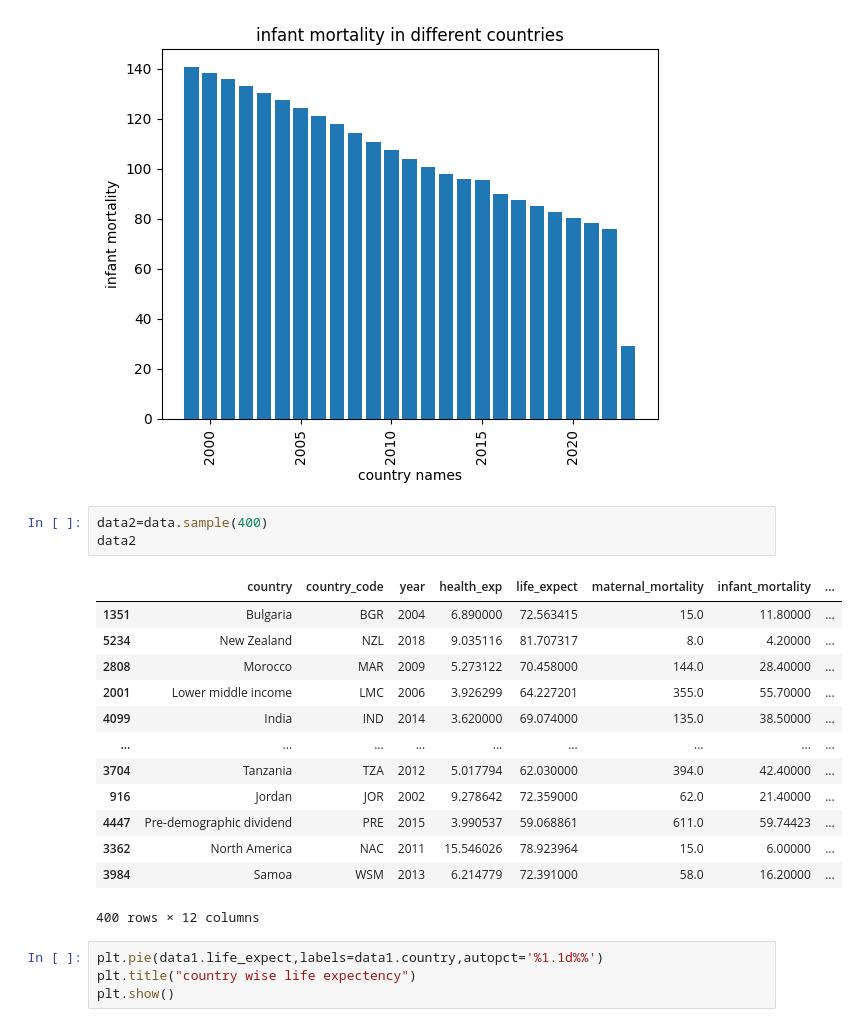
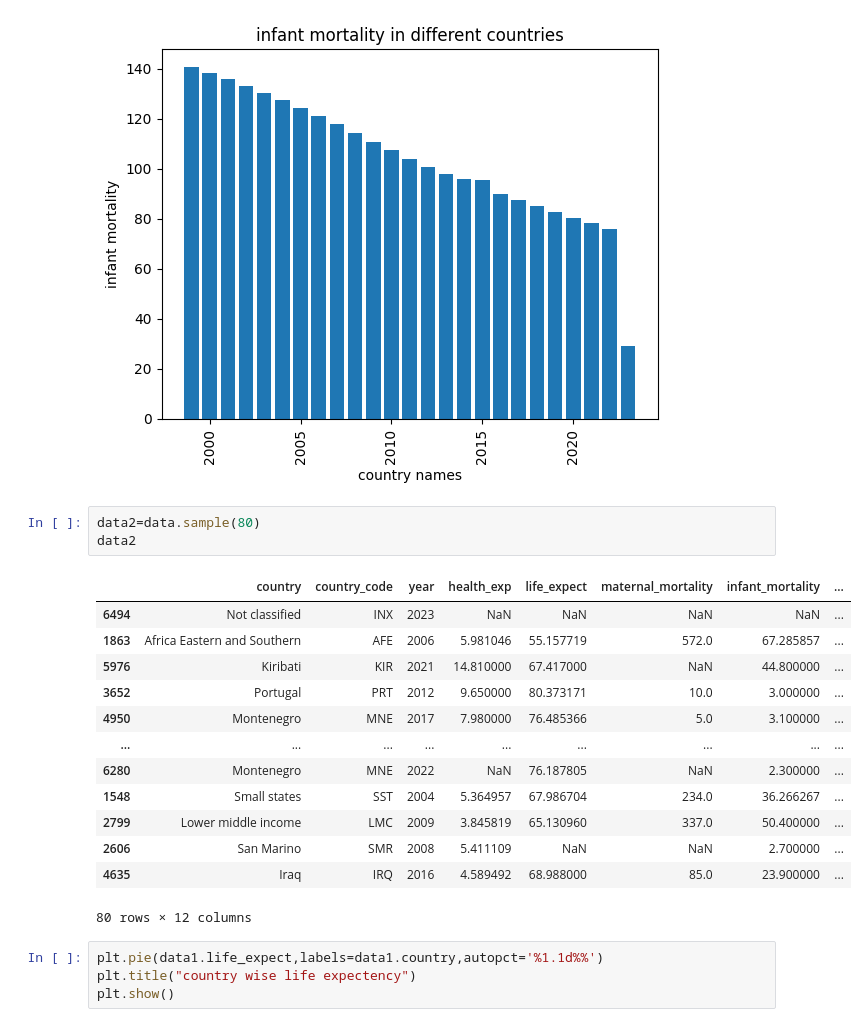
Before and after one commit to Praveenpadidapu/ML-Assignments, a Jupyter notebook: Blog.ipynb, the cells around one changed output. Drawn from its saved outputs; the diff is of its cells as text.

```diff
--- a/Blog.ipynb
+++ b/Blog.ipynb
@@ -202,22 +204,22 @@ plt.show()
 # %% [output]
 [figure]
 # %%
-data2=data.sample(400)
+data2=data.sample(80)
 data2
 # %% [output]
 |  | country | country_code | year | health_exp | life_expect | maternal_mortality | infant_mortality | ... |
-| 1351 | Bulgaria | BGR | 2004 | 6.890000 | 72.563415 | 15.0 | 11.80000 | ... |
-| 5234 | New Zealand | NZL | 2018 | 9.035116 | 81.707317 | 8.0 | 4.20000 | ... |
-| 2808 | Morocco | MAR | 2009 | 5.273122 | 70.458000 | 144.0 | 28.40000 | ... |
-| 2001 | Lower middle income | LMC | 2006 | 3.926299 | 64.227201 | 355.0 | 55.70000 | ... |
-| 4099 | India | IND | 2014 | 3.620000 | 69.074000 | 135.0 | 38.50000 | ... |
+| 6494 | Not classified | INX | 2023 | NaN | NaN | NaN | NaN | ... |
+| 1863 | Africa Eastern and Southern | AFE | 2006 | 5.981046 | 55.157719 | 572.0 | 67.285857 | ... |
+| 5976 | Kiribati | KIR | 2021 | 14.810000 | 67.417000 | NaN | 44.800000 | ... |
+| 3652 | Portugal | PRT | 2012 | 9.650000 | 80.373171 | 10.0 | 3.000000 | ... |
+| 4950 | Montenegro | MNE | 2017 | 7.980000 | 76.485366 | 5.0 | 3.100000 | ... |
 | ... | ... | ... | ... | ... | ... | ... | ... | ... |
-| 3704 | Tanzania | TZA | 2012 | 5.017794 | 62.030000 | 394.0 | 42.40000 | ... |
-| 916 | Jordan | JOR | 2002 | 9.278642 | 72.359000 | 62.0 | 21.40000 | ... |
-| 4447 | Pre-demographic dividend | PRE | 2015 | 3.990537 | 59.068861 | 611.0 | 59.74423 | ... |
-| 3362 | North America | NAC | 2011 | 15.546026 | 78.923964 | 15.0 | 6.00000 | ... |
-| 3984 | Samoa | WSM | 2013 | 6.214779 | 72.391000 | 58.0 | 16.20000 | ... |
+| 6280 | Montenegro | MNE | 2022 | NaN | 76.187805 | NaN | 2.300000 | ... |
+| 1548 | Small states | SST | 2004 | 5.364957 | 67.986704 | 234.0 | 36.266267 | ... |
+| 2799 | Lower middle income | LMC | 2009 | 3.845819 | 65.130960 | 337.0 | 50.400000 | ... |
+| 2606 | San Marino | SMR | 2008 | 5.411109 | NaN | NaN | 2.700000 | ... |
+| 4635 | Iraq | IRQ | 2016 | 4.589492 | 68.988000 | 85.0 | 23.900000 | ... |
-400 rows × 12 columns
+80 rows × 12 columns
 # %%
 plt.pie(data1.life_expect,labels=data1.country,autopct='%1.1d%%')
 plt.title("country wise life expectency")
```
Also changed, not shown: parts of 10 cells of this notebook.
